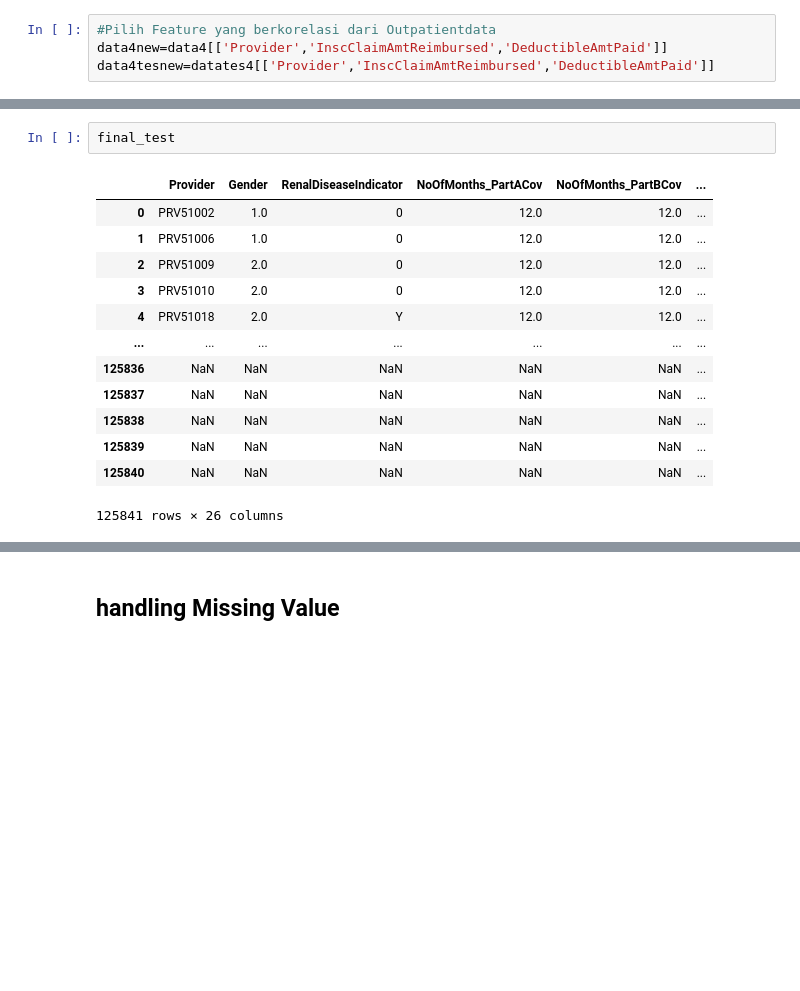
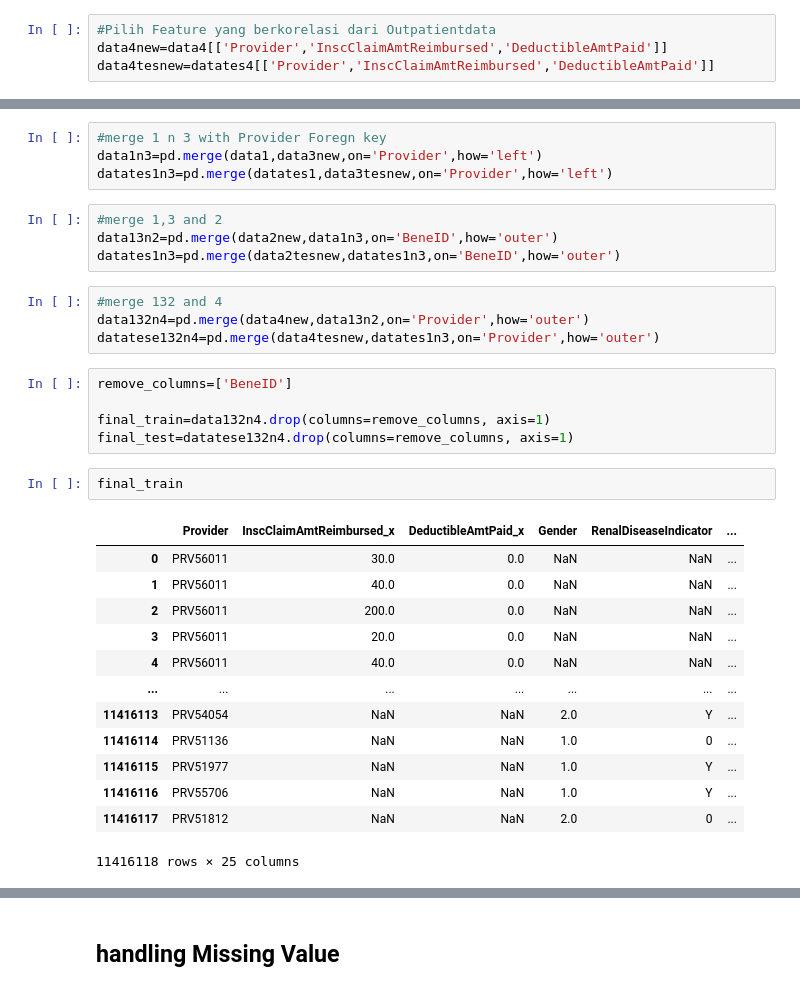
Before and after one commit to suma-bimantoro-andru/Machine-Learning, a Jupyter notebook: Healthcare Provider Fraud Detection/Medicare Provider Fraud Detection.ipynb, the cells around one changed output, grey strips where cells are left out. Drawn from its saved outputs; the diff is of its cells as text; blank space fills up the shorter version.

```diff
--- a/Healthcare Provider Fraud Detection/Medicare Provider Fraud Detection.ipynb
+++ b/Healthcare Provider Fraud Detection/Medicare Provider Fraud Detection.ipynb
@@ -84,19 +64,36 @@ final_test = pd.concat([datates1, data2tesnew,data3tesnew,data4tesnew], axis=1)
-# %%
-final_test
-# %% [output]
-|  | Provider | Gender | RenalDiseaseIndicator | NoOfMonths_PartACov | NoOfMonths_PartBCov | ... |
-| 0 | PRV51002 | 1.0 | 0 | 12.0 | 12.0 | ... |
-| 1 | PRV51006 | 1.0 | 0 | 12.0 | 12.0 | ... |
-| 2 | PRV51009 | 2.0 | 0 | 12.0 | 12.0 | ... |
-| 3 | PRV51010 | 2.0 | 0 | 12.0 | 12.0 | ... |
-| 4 | PRV51018 | 2.0 | Y | 12.0 | 12.0 | ... |
-| ... | ... | ... | ... | ... | ... | ... |
-| 125836 | NaN | NaN | NaN | NaN | NaN | ... |
-| 125837 | NaN | NaN | NaN | NaN | NaN | ... |
-| 125838 | NaN | NaN | NaN | NaN | NaN | ... |
-| 125839 | NaN | NaN | NaN | NaN | NaN | ... |
-| 125840 | NaN | NaN | NaN | NaN | NaN | ... |
-125841 rows × 26 columns
+# %%
+#merge 1 n 3 with Provider Foregn key
+data1n3=pd.merge(data1,data3new,on='Provider',how='left')
+datates1n3=pd.merge(datates1,data3tesnew,on='Provider',how='left')
+# %%
+#merge 1,3 and 2
+data13n2=pd.merge(data2new,data1n3,on='BeneID',how='outer')
+datates1n3=pd.merge(data2tesnew,datates1n3,on='BeneID',how='outer')
+# %%
+#merge 132 and 4
+data132n4=pd.merge(data4new,data13n2,on='Provider',how='outer')
+datatese132n4=pd.merge(data4tesnew,datates1n3,on='Provider',how='outer')
+# %%
+remove_columns=['BeneID']
+
+final_train=data132n4.drop(columns=remove_columns, axis=1)
+final_test=datatese132n4.drop(columns=remove_columns, axis=1)
+# %%
+final_train
+# %% [output]
+|  | Provider | InscClaimAmtReimbursed_x | DeductibleAmtPaid_x | Gender | RenalDiseaseIndicator | ... |
+| 0 | PRV56011 | 30.0 | 0.0 | NaN | NaN | ... |
+| 1 | PRV56011 | 40.0 | 0.0 | NaN | NaN | ... |
+| 2 | PRV56011 | 200.0 | 0.0 | NaN | NaN | ... |
+| 3 | PRV56011 | 20.0 | 0.0 | NaN | NaN | ... |
+| 4 | PRV56011 | 40.0 | 0.0 | NaN | NaN | ... |
+| ... | ... | ... | ... | ... | ... | ... |
+| 11416113 | PRV54054 | NaN | NaN | 2.0 | Y | ... |
+| 11416114 | PRV51136 | NaN | NaN | 1.0 | 0 | ... |
+| 11416115 | PRV51977 | NaN | NaN | 1.0 | Y | ... |
+| 11416116 | PRV55706 | NaN | NaN | 1.0 | Y | ... |
+| 11416117 | PRV51812 | NaN | NaN | 2.0 | 0 | ... |
+11416118 rows × 25 columns
 # %%
 final_train.shape
 # %% [output]
```
Also changed, not shown: parts of 17 cells of this notebook.
